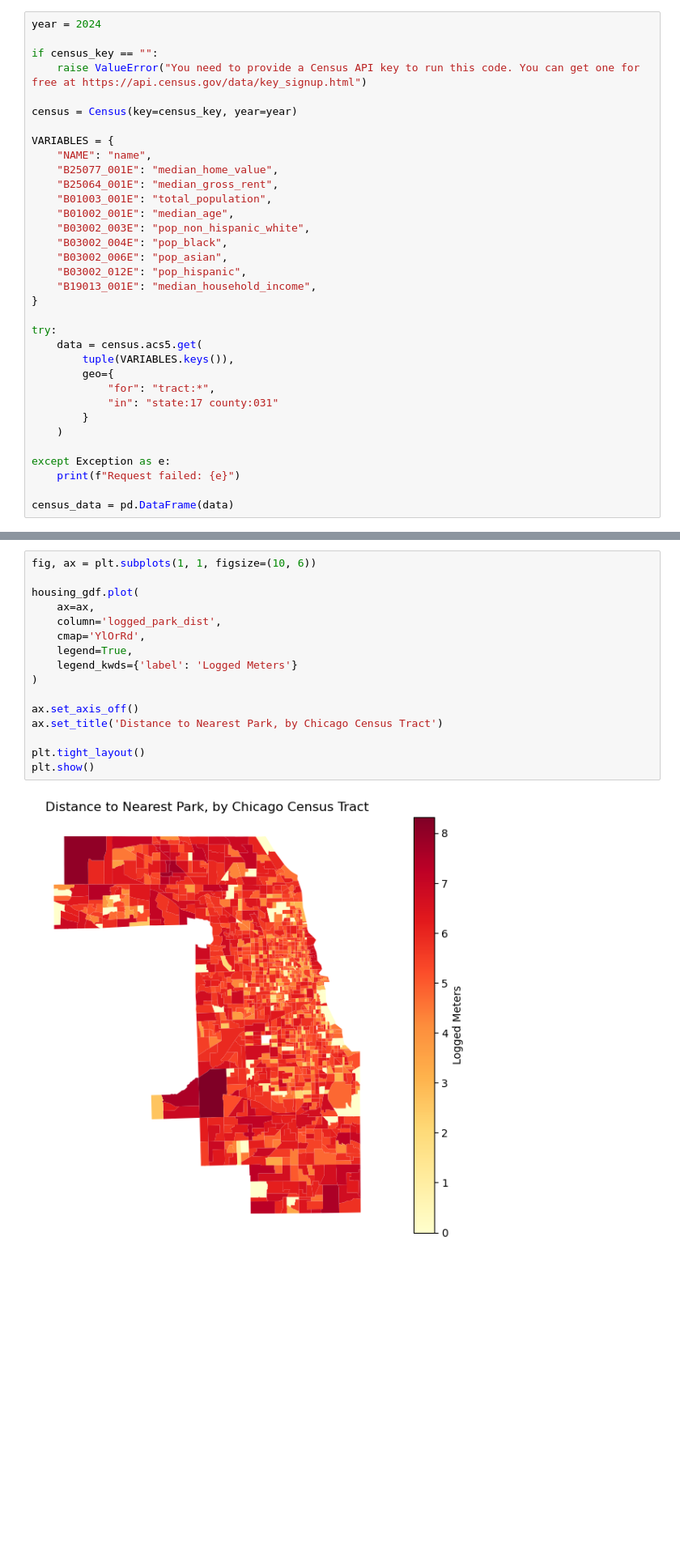
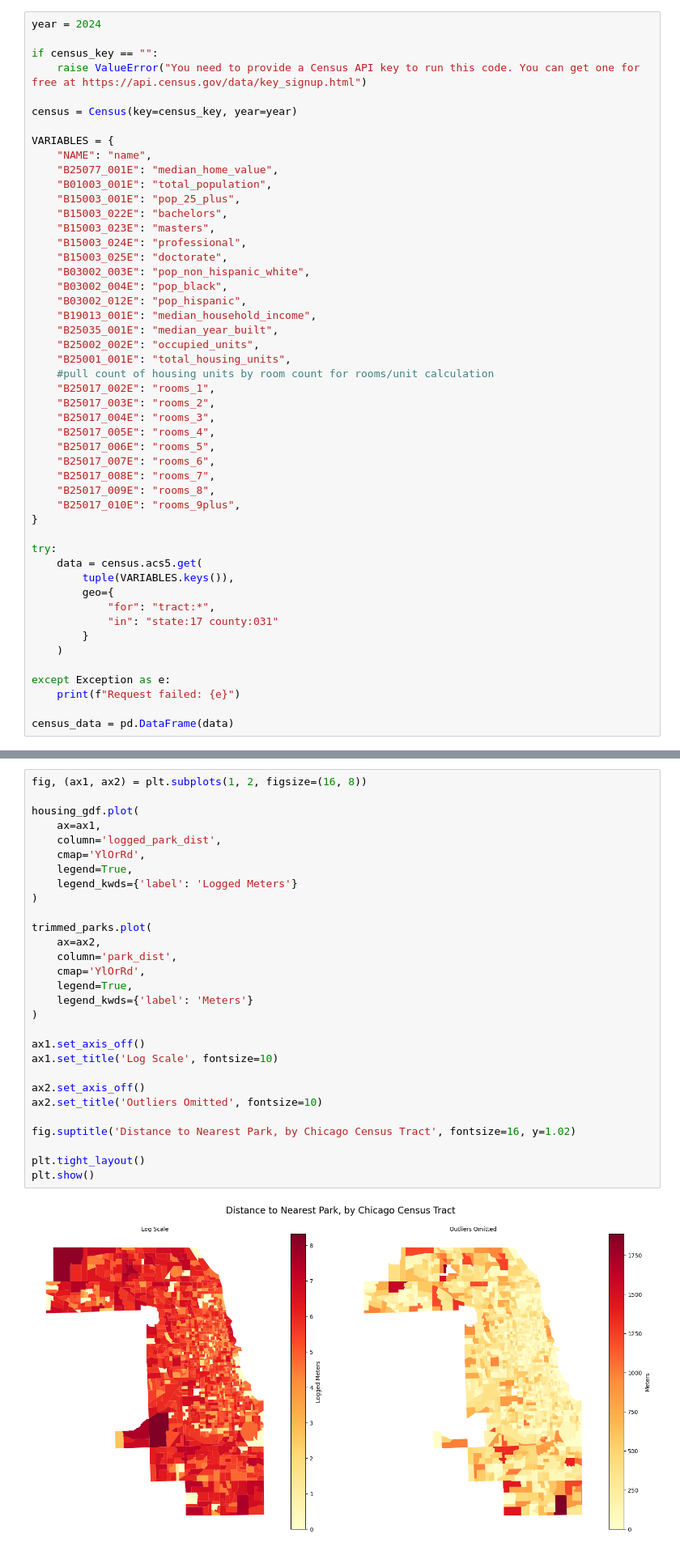
Before and after one commit to adohertymunro/DS-31095-Final-Project, a Jupyter notebook: Final Project.ipynb, the cells around one changed output, grey strips where cells are left out. Shown at 81% size. Drawn from its saved outputs; the diff is of its cells as text; blank space fills up the shorter version.

```diff
--- a/Final Project.ipynb
+++ b/Final Project.ipynb
@@ -244,14 +230,29 @@ census = Census(key=census_key, year=year)
 VARIABLES = {
     "NAME": "name",
     "B25077_001E": "median_home_value",
-    "B25064_001E": "median_gross_rent",
     "B01003_001E": "total_population",
-    "B01002_001E": "median_age",
+    "B15003_001E": "pop_25_plus",
+    "B15003_022E": "bachelors",
+    "B15003_023E": "masters",
+    "B15003_024E": "professional",
+    "B15003_025E": "doctorate",
     "B03002_003E": "pop_non_hispanic_white",
     "B03002_004E": "pop_black",
-    "B03002_006E": "pop_asian",
     "B03002_012E": "pop_hispanic",
     "B19013_001E": "median_household_income",
+    "B25035_001E": "median_year_built",
+    "B25002_002E": "occupied_units",
+    "B25001_001E": "total_housing_units",
+    #pull count of housing units by room count for rooms/unit calculation
+    "B25017_002E": "rooms_1",
+    "B25017_003E": "rooms_2",
+    "B25017_004E": "rooms_3",
+    "B25017_005E": "rooms_4",
+    "B25017_006E": "rooms_5",
+    "B25017_007E": "rooms_6",
+    "B25017_008E": "rooms_7",
+    "B25017_009E": "rooms_8",
+    "B25017_010E": "rooms_9plus",
 }
 
 try:
@@ -340,19 +377,32 @@ Can plot to see if there are regional disparities in access:
 # %%
-fig, ax = plt.subplots(1, 1, figsize=(10, 6))
+fig, (ax1, ax2) = plt.subplots(1, 2, figsize=(16, 8))
 
 housing_gdf.plot(
-    ax=ax,
+    ax=ax1,
     column='logged_park_dist',
     cmap='YlOrRd',
     legend=True,
     legend_kwds={'label': 'Logged Meters'}
 )
 
-ax.set_axis_off()
-ax.set_title('Distance to Nearest Park, by Chicago Census Tract')
+trimmed_parks.plot(
+    ax=ax2,
+    column='park_dist',
+    cmap='YlOrRd',
+    legend=True,
+    legend_kwds={'label': 'Meters'}
+)
+
+ax1.set_axis_off()
+ax1.set_title('Log Scale', fontsize=10)
+
+ax2.set_axis_off()
+ax2.set_title('Outliers Omitted', fontsize=10)
+
+fig.suptitle('Distance to Nearest Park, by Chicago Census Tract', fontsize=16, y=1.02)
 
 plt.tight_layout()
 plt.show()
 # %% [output]
-[figure, old version]
+[figure, new version]
 # %% [markdown]
```
Also changed, not shown: parts of 44 cells of this notebook.
